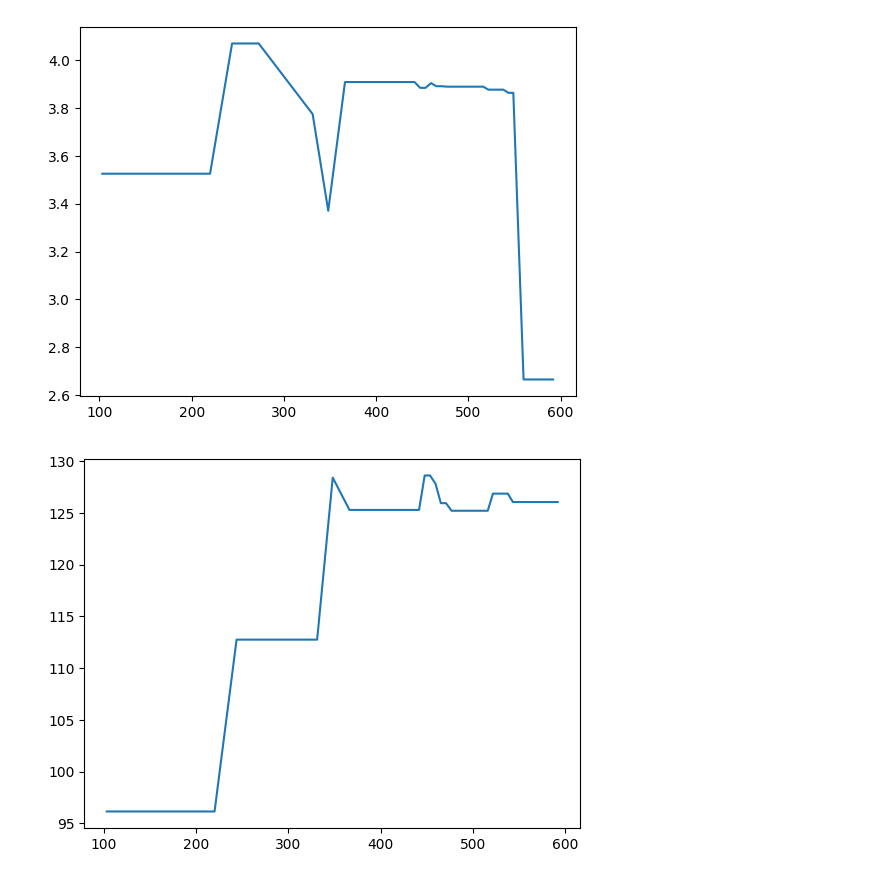
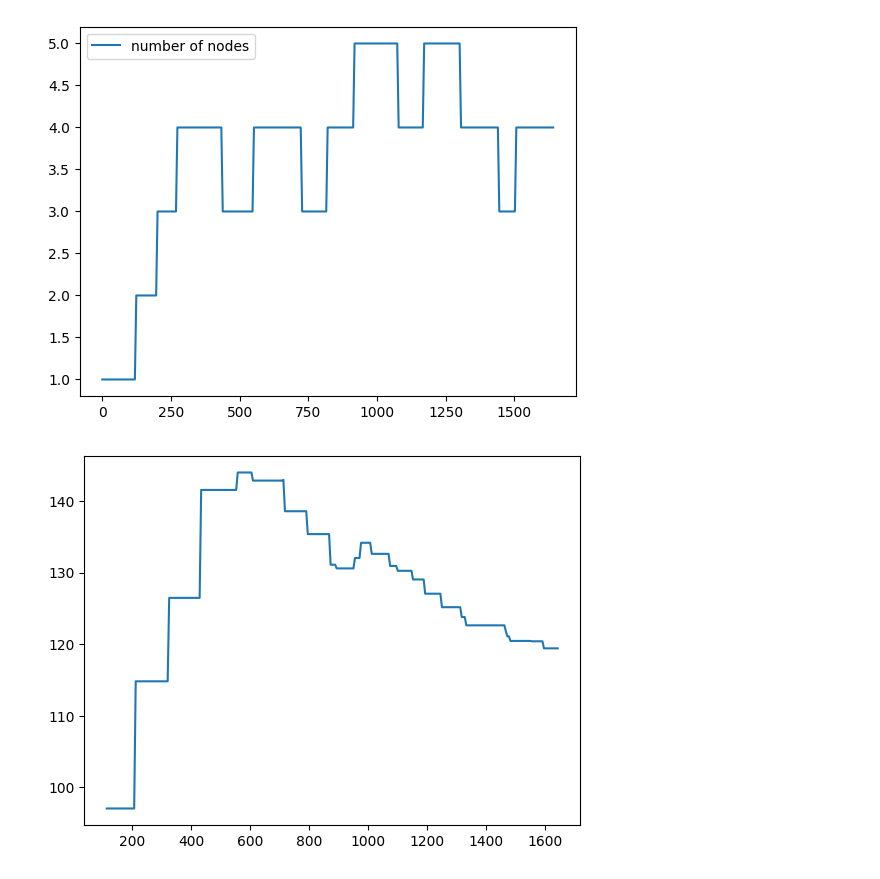
Before and after one commit to kponichtera/cs4215-qpe, a Jupyter notebook: jupyter/plots.ipynb, the cells around one changed output. Saved outputs shown, nothing was run; the diff lists cells and outputs as text; code cells hidden in the pictures.

```diff
--- a/jupyter/plots.ipynb
+++ b/jupyter/plots.ipynb
@@ -2,6 +2,6 @@
 import pandas as pd
 import matplotlib.pyplot as plt
 # %%
-df = pd.read_csv('input.csv')
+df = pd.read_csv('../orchestrator_results_1667145397.csv')
 df
 # %% [output]
@@ -31,11 +47,11 @@ plt.show()
 # %%
-a = df[['time','total_utilisation']]
-a = a.mask(a.eq('None')).dropna()
-a['total_utilisation'] = a['total_utilisation'].astype(float)
-plt.plot(a[["time"]], a[["total_utilisation"]])
+b = df[['time','num_nodes','estimated_nodes_num']]
+plt.plot(b[["time"]], b[["num_nodes"]],label="number of nodes")
+# plt.plot(b[["time"]], b[["estimated_nodes_num"]],label="estimated number of nodes")
+plt.legend(loc="upper left")
 plt.show()
 # %% [output]
-[figure, old version]
+[figure, new version]
 # %%
 b = df[['time','total_average_response_time']]
 b = b.mask(b.eq('None')).dropna()
@@ -43,4 +59,4 @@ b['total_average_response_time'] = b['total_average_response_time'].astype(float
 plt.plot(b[["time"]], b[["total_average_response_time"]])
 plt.show()
 # %% [output]
-[figure, old version]
+[figure, new version]
```
Also changed, not shown: parts of 4 cells of this notebook, 3 other files.
